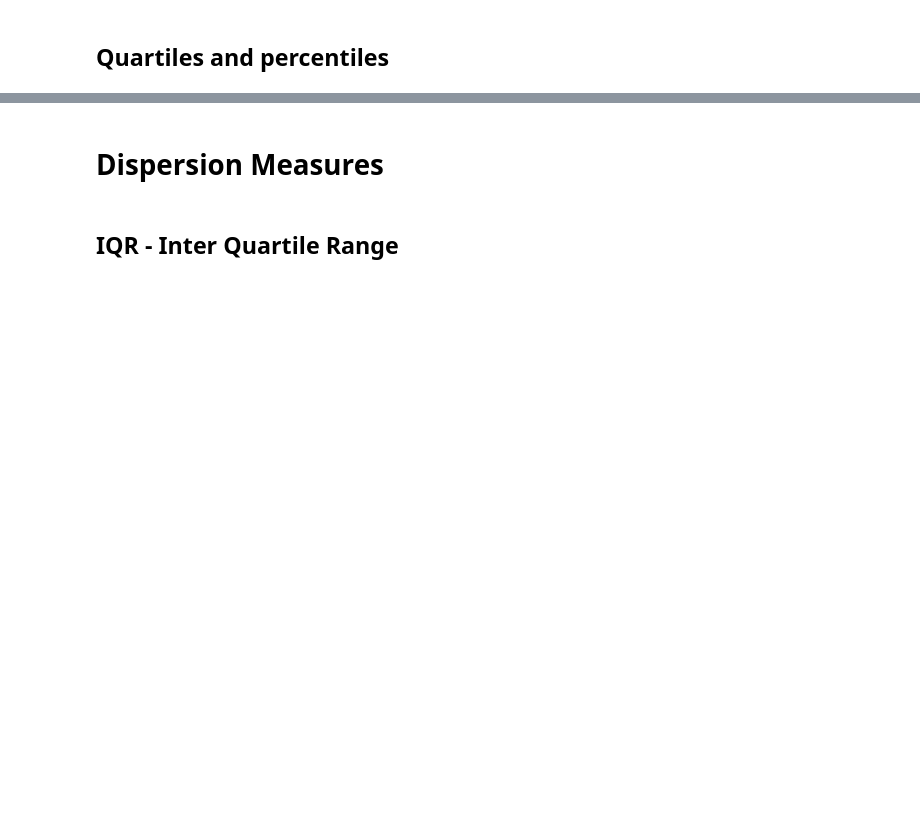
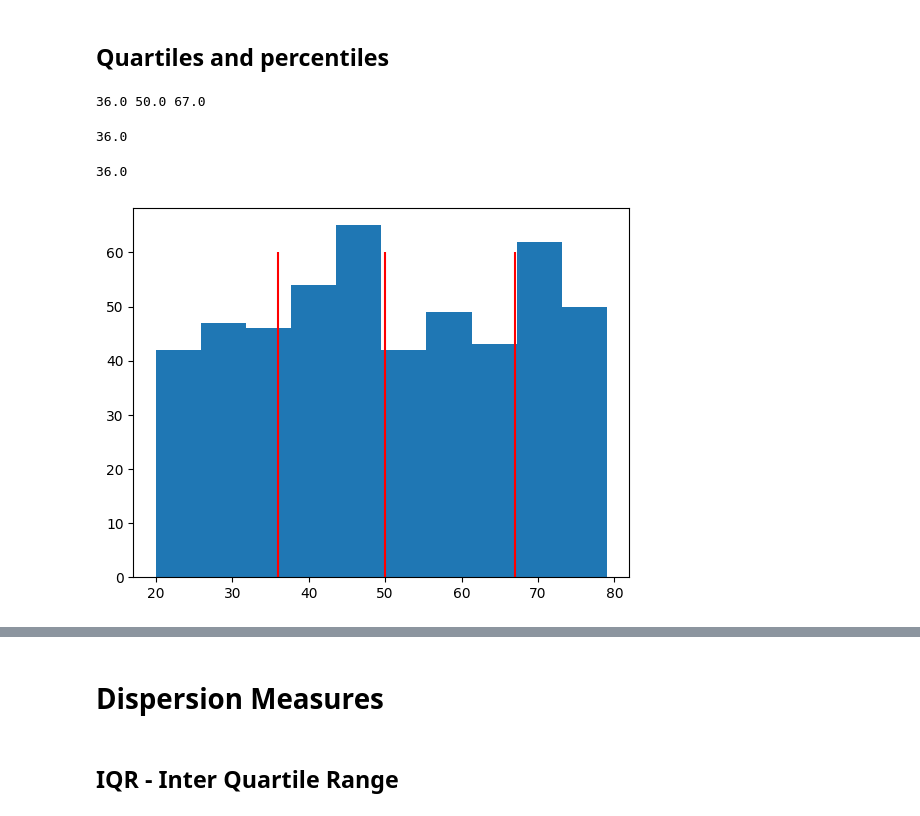
Before and after one commit to TheLazyCactus/ironhack-v4-data-lessons, a Jupyter notebook: cohorts/15_oct_24/02_data_wrangling_and_retrieval/code_along_nb/W4D3_descriptive_statistics.ipynb, the cells around one changed output, grey strips where cells are left out. Drawn from its saved outputs; the diff is of its cells as text; code cells hidden in the pictures; blank space fills up the shorter version.

```diff
--- a/cohorts/15_oct_24/02_data_wrangling_and_retrieval/code_along_nb/W4D3_descriptive_statistics.ipynb
+++ b/cohorts/15_oct_24/02_data_wrangling_and_retrieval/code_along_nb/W4D3_descriptive_statistics.ipynb
@@ -57,3 +131,20 @@ from scipy import stats
 ## Quartiles and percentiles
 # %%
 # calculated the lower quartile -> the position where 25% of my data "has passed"
+
+q1 = np.quantile(np.sort(dataset), 0.25)
+q2 = np.quantile(dataset, 0.50)
+q3 = np.quantile(dataset, 0.75)
+
+
+print(q1, q2, q3)
+# %% [output]
+36.0 50.0 67.0
+# %%
+np.quantile(dataset, 0.25)
+# %% [output]
+36.0
+# %%
+np.quantile(np.sort(dataset), 0.25)
+# %% [output]
+36.0
@@ -60,10 +153,16 @@ from scipy import stats
 # %%
 # plotting histograms allows us to visualize nicely the distribution of our data
 # this histograms creates "buckets/boxes" of values and then places the numbers of the dataset in each box and counts
 
-#plt.show()
+plt.hist(x=dataset, bins= 10)
+
+
+plt.vlines([q1,q2,q3], 0, 60, colors= 'r', label = [q1,q2,q3])
+plt.show()
 
 
 
 #plt.hist(dataset, bins = 20, cumulative = True)
 #plt.hlines([125,250,375],20,85,colors = 'r')
+# %% [output]
+[figure, added]
```
Also changed, not shown: parts of 24 cells of this notebook.
